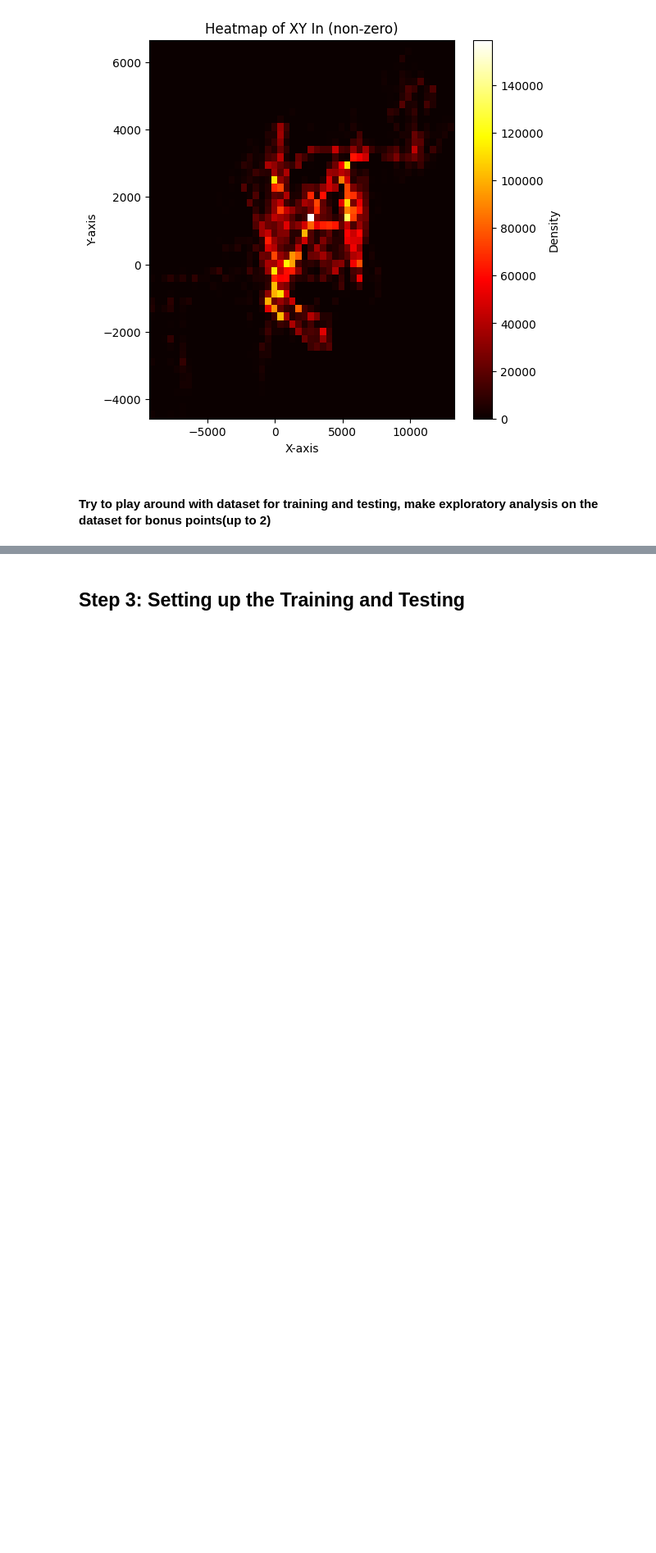
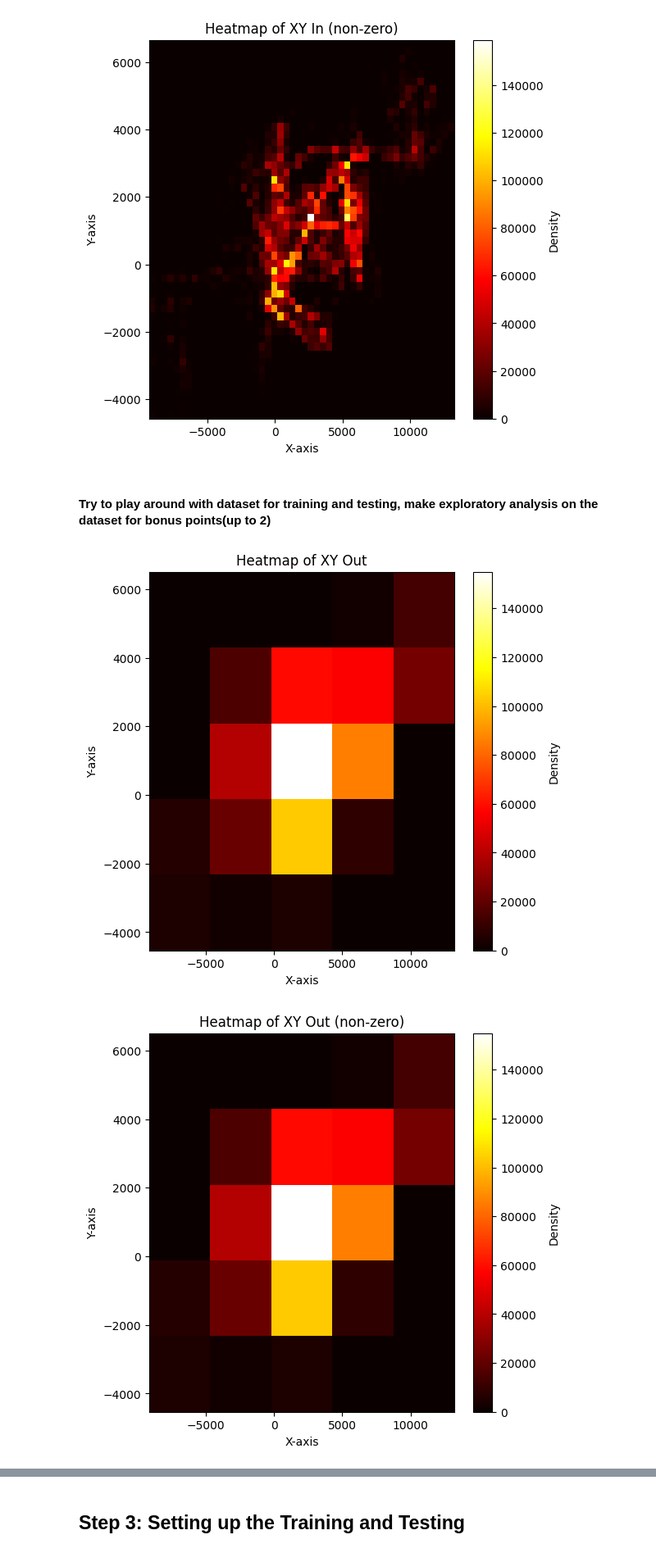
Before and after one commit to kimmypracha/cse251b-project, a Jupyter notebook: CSE 251B Project Milestone Starter Code.ipynb, the cells around one changed output, grey strips where cells are left out. Shown: that part at 82% size. Cells and saved outputs as stored; diff of their text form; code cells hidden in the pictures; blank space fills up the shorter version.

```diff
--- a/CSE 251B Project Milestone Starter Code.ipynb
+++ b/CSE 251B Project Milestone Starter Code.ipynb
@@ -68,3 +68,13 @@ plot_heatmap(xy_in_not_0, title='Heatmap of XY In (non-zero)', bins=50)
 [figure]
 # %% [markdown]
 #### Try to play around with dataset for training and testing, make exploratory analysis on the dataset for bonus points(up to 2)
+# %%
+xy_out = train_data[:, 0, 50:, :2].reshape(-1, 2)
+xy_out_not_0 = xy_out[(xy_out[:, 0] != 0) & (xy_out[:, 1] != 0)]
+plot_heatmap(xy_out, title='Heatmap of XY Out', bins=5)
+plot_heatmap(xy_out_not_0, title='Heatmap of XY Out (non-zero)', bins=5)
+plot_heatmap(xy_out, title='Heatmap of XY Out', bins=50)
+plot_heatmap(xy_out_not_0, title='Heatmap of XY Out (non-zero)', bins=50)
+# %% [output]
+[figure, added]
+[figure, added]
```
Also changed, not shown: parts of 5 cells of this notebook, 14 other files.
